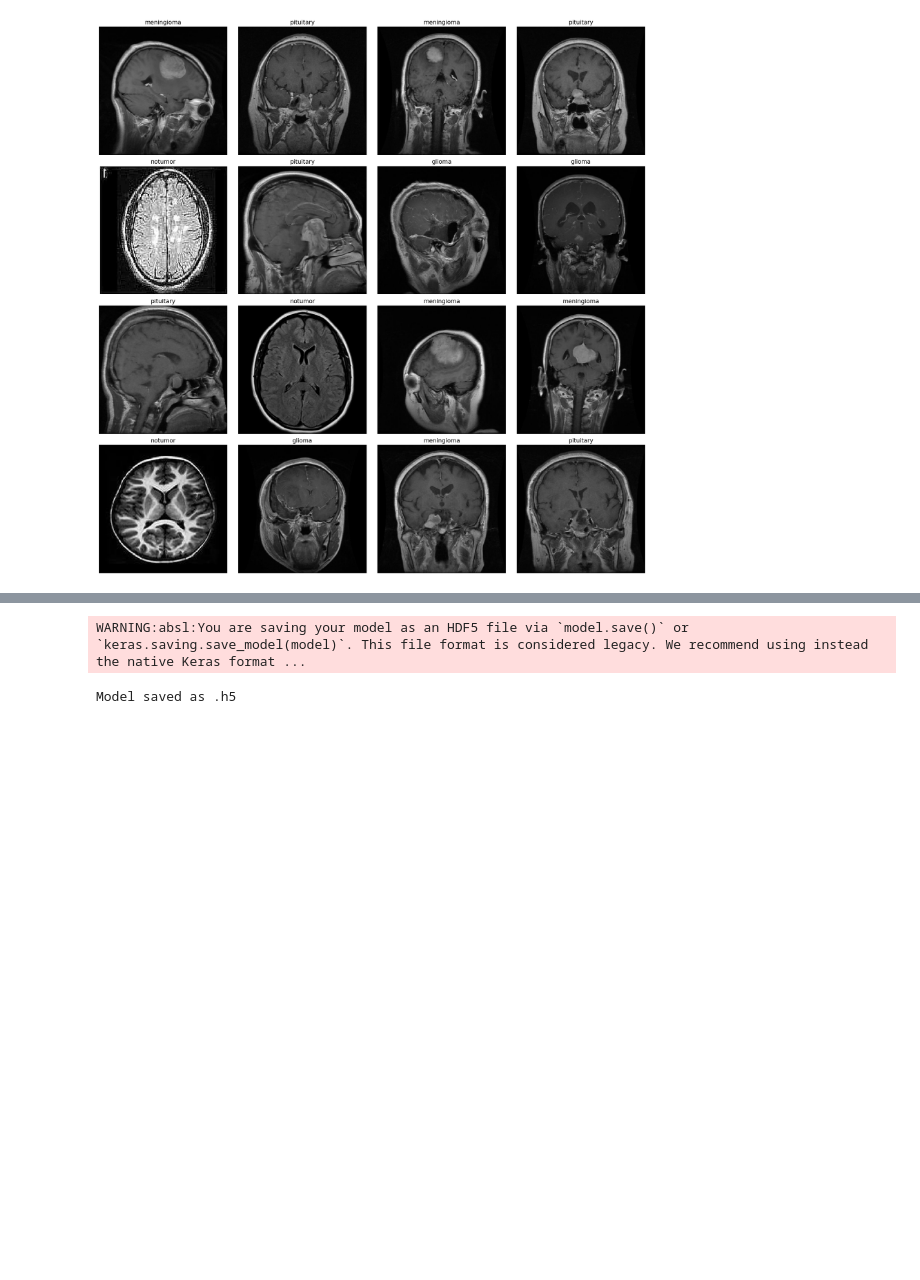
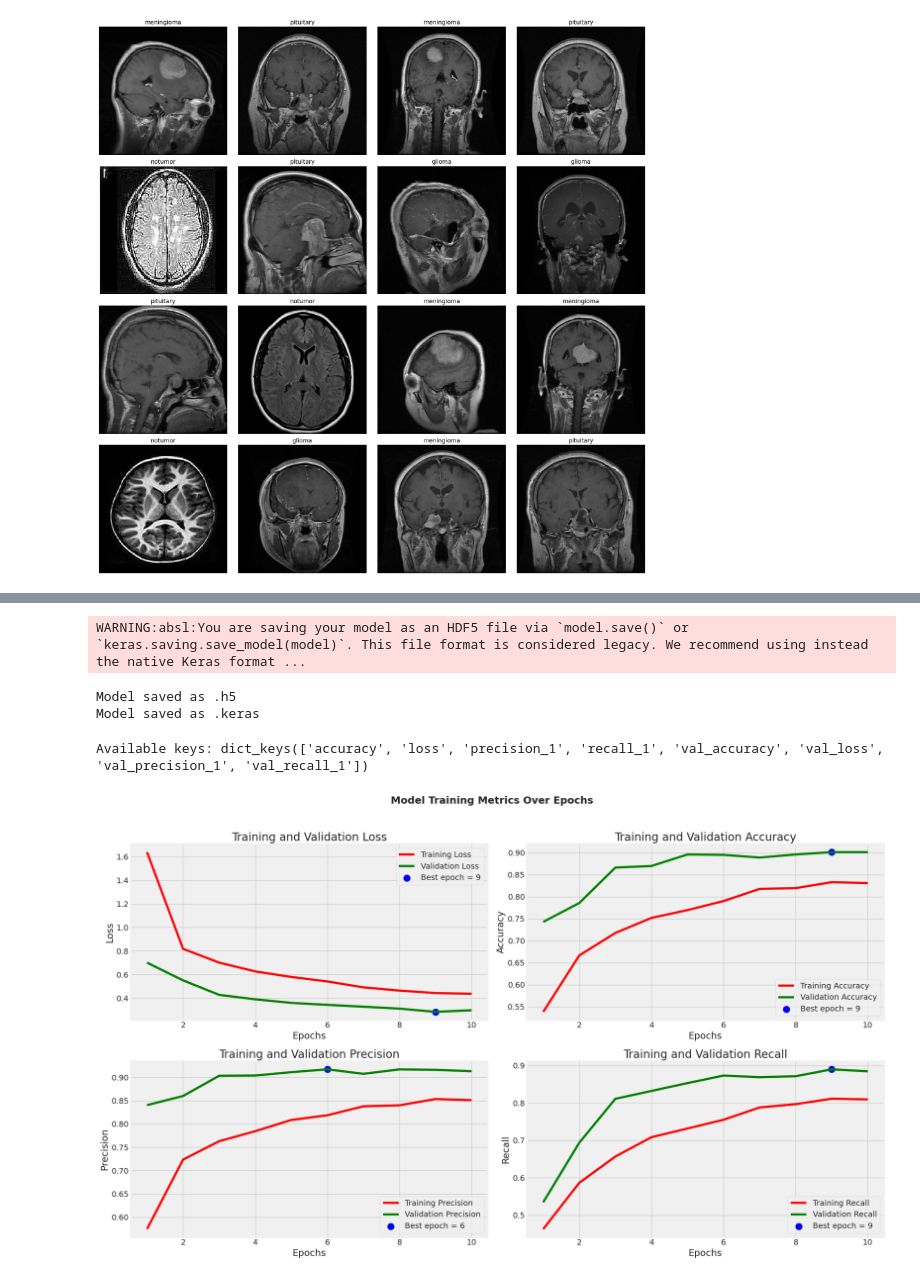
Before and after one commit to Brum99/MRI_brain_tumor_prediction, a Jupyter notebook: MRI_brain_tumor_prediction_colab.ipynb, the cells around one changed output, grey strips where cells are left out. Drawn from its saved outputs; the diff is of its cells as text; code cells hidden in the pictures; blank space fills up the shorter version.

```diff
--- a/MRI_brain_tumor_prediction_colab.ipynb
+++ b/MRI_brain_tumor_prediction_colab.ipynb
@@ -602,9 +645,20 @@ Model architecture image saved.
 # %%
-model.save(os.path.join(base_dir, 'images-from-notebook', 'brain_tumor_classifier.h5'))
+# Save as .h5 format
+model.save(os.path.join(base_dir, 'images-from-notebook', 'brain_tumor_classifier_lightweight.h5'))
 print("Model saved as .h5")
+
+# Save as .keras format
+model.save(os.path.join(base_dir, 'images-from-notebook', 'brain_tumor_classifier_lightweight.keras'))
+print("Model saved as .keras")
 # %% [output]
 WARNING:absl:You are saving your model as an HDF5 file via `model.save()` or `keras.saving.save_model(model)`. This file format is considered legacy. We recommend using instead the native Keras format ...
 Model saved as .h5
+Model saved as .keras
+# %%
+# Confirm available keys
+print("Available keys:", history.history.keys())
+# %% [output]
+Available keys: dict_keys(['accuracy', 'loss', 'precision_1', 'recall_1', 'val_accuracy', 'val_loss', 'val_precision_1', 'val_recall_1'])
 # %%
 # Training metrics over epochs
 hist = history
@@ -612,14 +666,14 @@ hist = history
 # Extract training metrics
 tr_acc = hist.history['accuracy']
 tr_loss = hist.history['loss']
-tr_per = hist.history['precision']
-tr_recall = hist.history['recall']
+tr_per = hist.history['precision_1']
+tr_recall = hist.history['recall_1']
 
 # Extract validation metrics
 val_acc = hist.history['val_accuracy']
 val_loss = hist.history['val_loss']
-val_per = hist.history['val_precision']
-val_recall = hist.history['val_recall']
+val_per = hist.history['val_precision_1']
+val_recall = hist.history['val_recall_1']
 
 # Get best metric epochs
 index_loss = np.argmin(val_loss)
@@ -669,32 +723,34 @@ plt.legend()
 plt.grid(True)
 
 # Precision plot
 plt.subplot(2, 2, 3)
 plt.plot(Epochs, tr_per, 'r', label='Training Precision')
 plt.plot(Epochs, val_per, 'g', label='Validation Precision')
 plt.scatter(index_precision + 1, per_highest, s=150, c='blue', label=per_label)
 plt.title('Training and Validation Precision')
 plt.xlabel('Epochs')
 plt.ylabel('Precision')
 plt.legend()
 plt.grid(True)
 
 # Recall plot
 plt.subplot(2, 2, 4)
 plt.plot(Epochs, tr_recall, 'r', label='Training Recall')
 plt.plot(Epochs, val_recall, 'g', label='Validation Recall')
 plt.scatter(index_recall + 1, recall_highest, s=150, c='blue', label=recall_label)
 plt.title('Training and Validation Recall')
 plt.xlabel('Epochs')
 plt.ylabel('Recall')
 plt.legend()
 plt.grid(True)
 
 plt.suptitle('Model Training Metrics Over Epochs', fontsize=18, fontweight='bold')
 plt.tight_layout(rect=[0, 0, 1, 0.96])
 
-# Save to directory
-plot_path = os.path.join(save_dir, 'training_metrics.png')
+# Save plot
+plot_path = os.path.join(save_dir, 'training_metrics_lightweight.png')
 plt.savefig(plot_path)
 
 plt.show()
+# %% [output]
+[figure, added]
```
Also changed, not shown: parts of 16 cells of this notebook.
